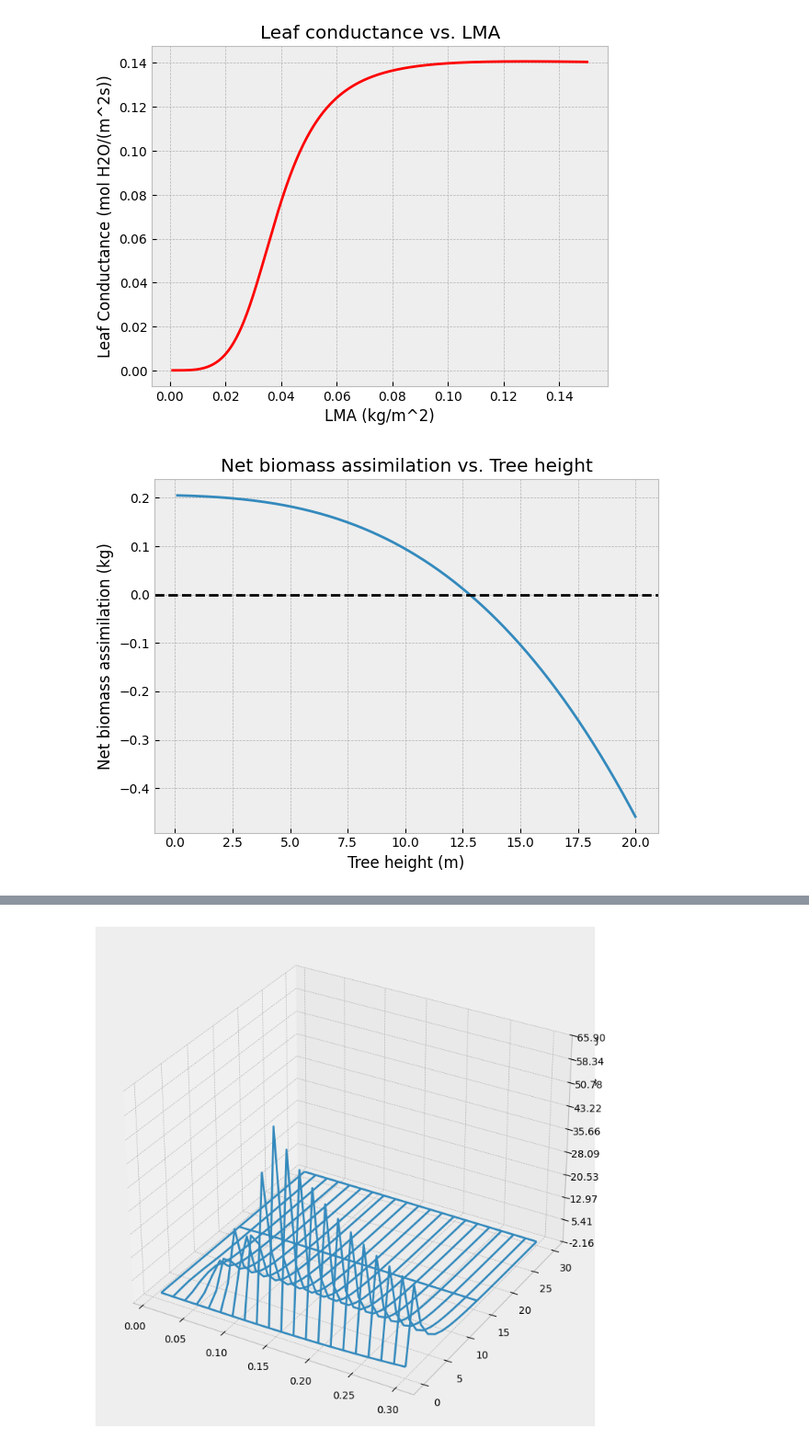
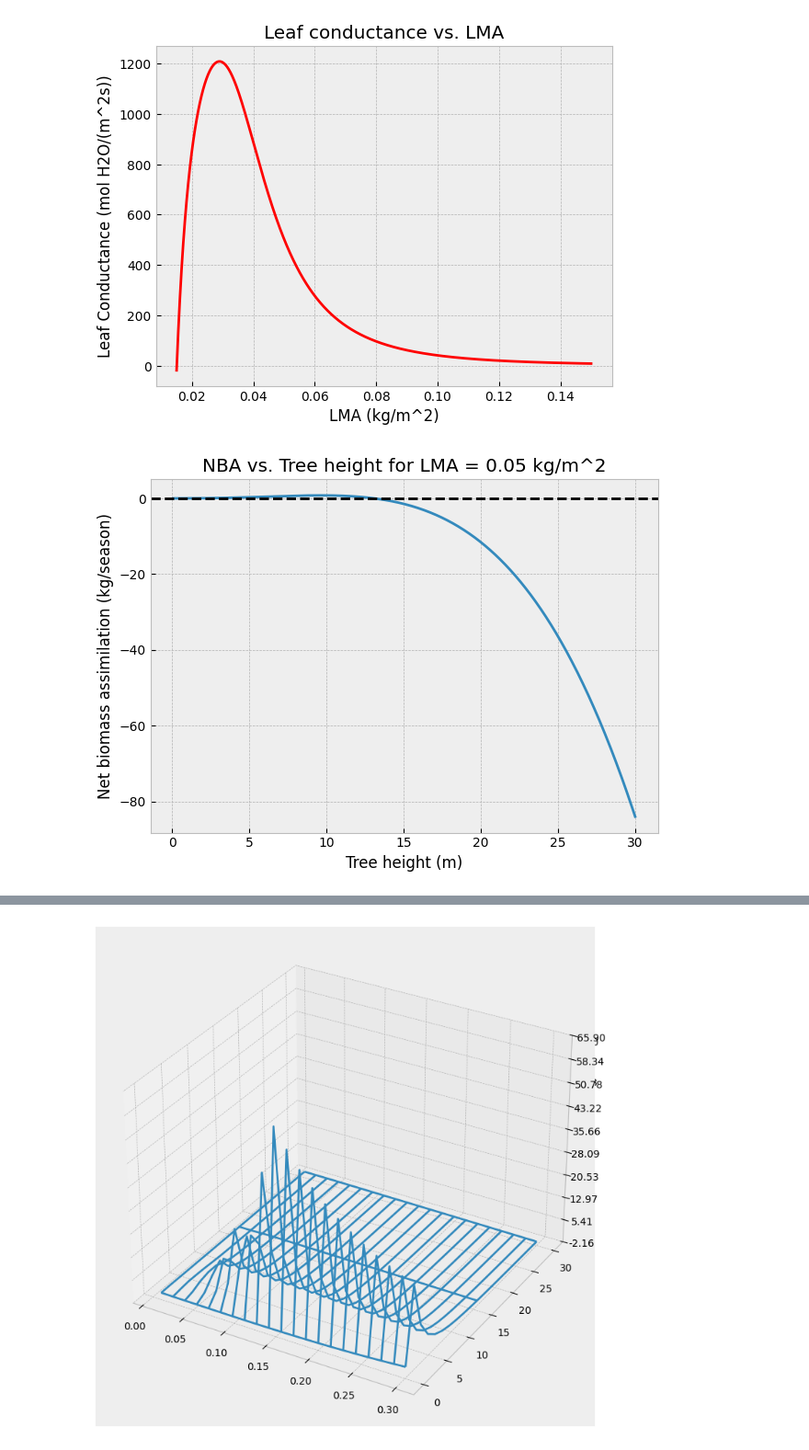
Before and after one commit to MustriM95/ScaledOptim, a Jupyter notebook: Simulations.ipynb, the cells around one changed output, grey strips where cells are left out. Shown at 92% size. Cells and saved outputs as stored; diff of their text form; code cells hidden in the pictures.

```diff
--- a/Simulations.ipynb
+++ b/Simulations.ipynb
@@ -41,31 +67,31 @@ plt.show()
 # %%
-x = np.linspace(0.001, 0.15, 1000)
-y =  [G_de(LMA=i, h=9, a_l=0.001, p_inc=0.1, T_A=5, uw=4, RH=50, lat=45, alt=0, R_dir=300, R_dif=200, R_PAR_dir=700, R_PAR_dif=700, gsday_s=50, gsday_e=270)[2] for i in x]
+x = np.linspace(0.015, 0.15, 1000)
+y =  [G_de(LMA=i, h=20, x_can=1, a_l=0.001, p_inc=0.5, T_A=5, uw=4, RH=50, lat=45, alt=0, R_dir=300, R_dif=200, R_PAR_dir=700, R_PAR_dif=700, gsday_s=50, gsday_e=270)[1] for i in x]
 
 plot = plt.plot(x, y, color='red')
 
 plt.title('Leaf conductance vs. LMA')
 plt.xlabel('LMA (kg/m^2)')
 plt.ylabel('Leaf Conductance (mol H2O/(m^2s))')
 
 plt.savefig('hydraulic_tree_300dpi.png', dpi=300, bbox_inches='tight')
 plt.show(plot)
 # %% [output]
-[figure, old version]
+[figure, new version]
 # %%
-x = np.linspace(0.1, 20, 1000)
-y =  [G_de(LMA=0.25, h=i, a_l=0.001, p_inc=50.0, T_A=10, uw=4, RH=25, lat=30, alt=100, R_dir=300, R_dif=200, R_PAR_dir=500, R_PAR_dif=500, gsday_s=100, gsday_e=270)[1] for i in x]
+x = np.linspace(0.1, 30, 1000)
+y =  [G_de(LMA=0.050, h=i, x_can=0.9, a_l=0.01, p_inc=0.385, T_A=11.85, uw=3, RH=43, lat=32, alt=2600, R_dir=210, R_dif=87, R_PAR_dir=88, R_PAR_dif=45, gsday_s=85, gsday_e=260)[1] for i in x]
 
 fig, ax1 =plt.subplots()
 ax1.plot = plt.plot(x, y)
 ax2 = ax1.axhline(0, linestyle='--', color='black')
 
-plt.title('Net biomass assimilation vs. Tree height')
+plt.title('NBA vs. Tree height for LMA = 0.05 kg/m^2')
 plt.xlabel('Tree height (m)')
-plt.ylabel('Net biomass assimilation (kg)')
+plt.ylabel('Net biomass assimilation (kg/season)')
 
 fig.tight_layout()
 plt.savefig('Tree_height_300dpi.png', dpi=300, bbox_inches='tight') # otherwise the right y-label is slightly clipped
 plt.show()
 # %% [output]
-[figure, old version]
+[figure, new version]
```
Also changed, not shown: parts of 18 cells of this notebook, 1 other file.
